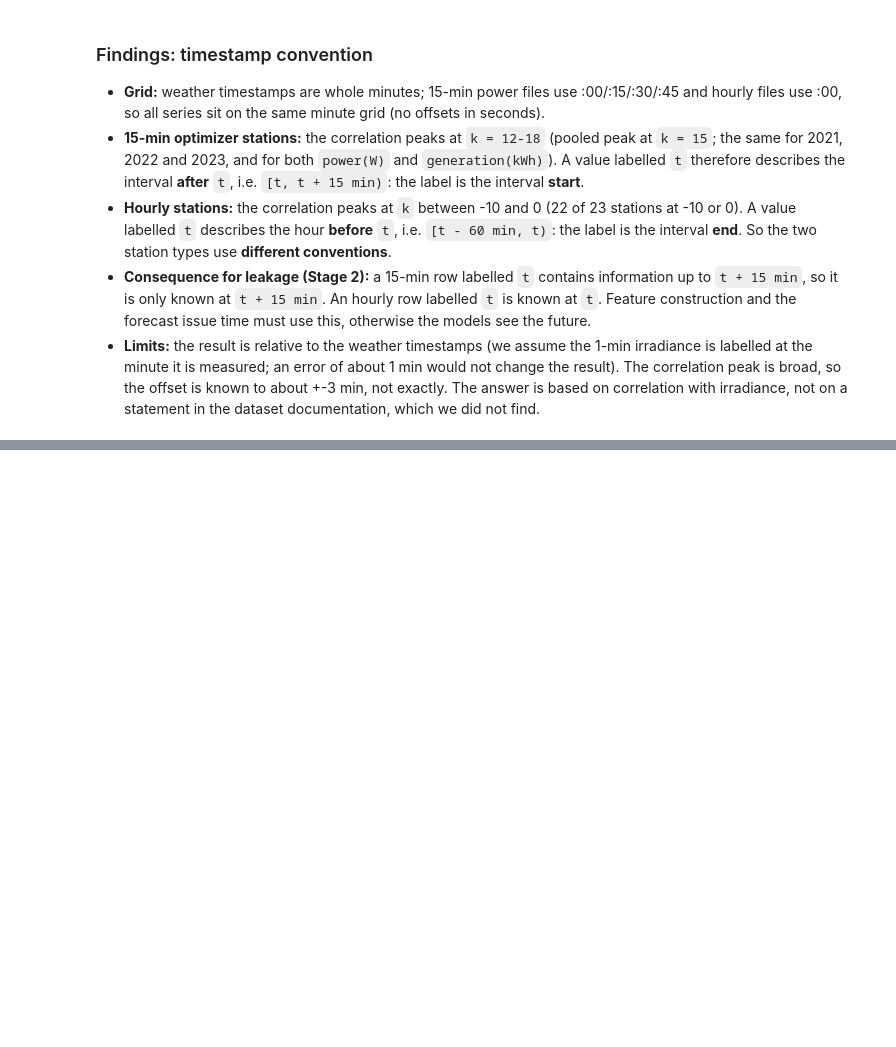
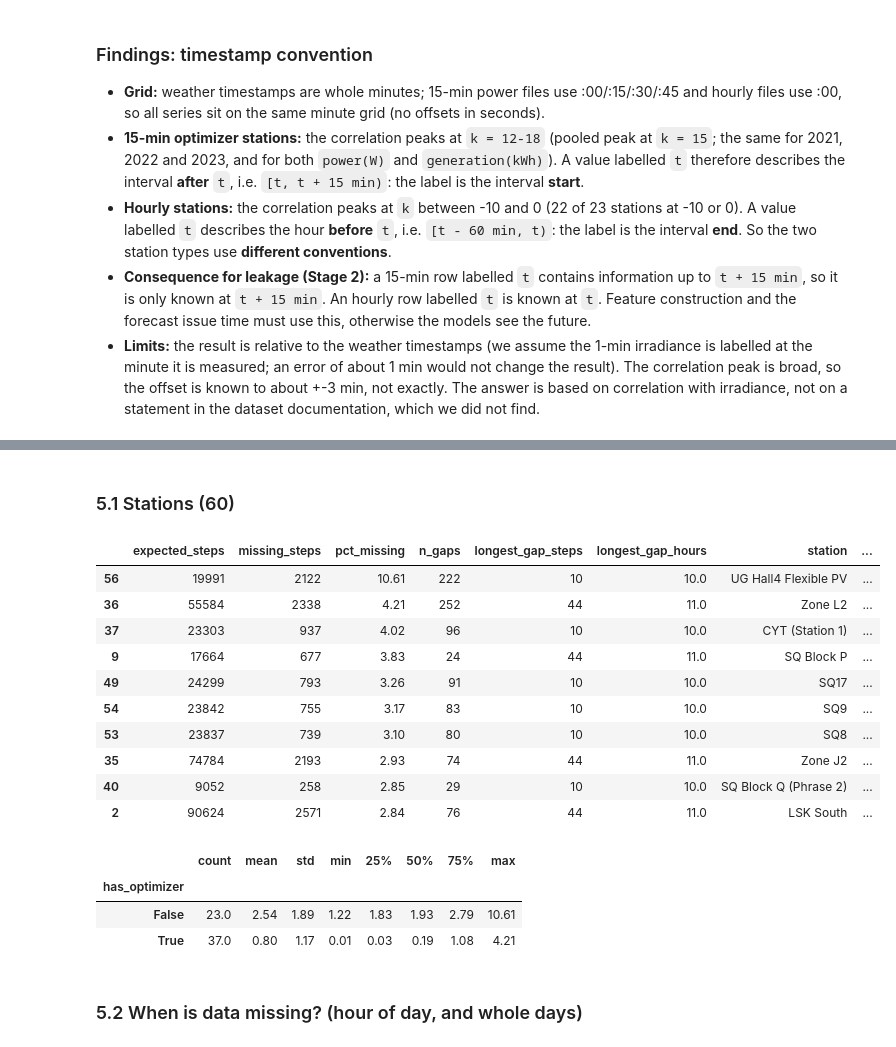
Before and after one commit to hanzla-mansuri/DA487-Capstone-Project-Phase-I, a Jupyter notebook: notebooks/01_eda.ipynb, the cells around one changed output, grey strips where cells are left out. Cells and saved outputs as stored; diff of their text form; code cells hidden in the pictures; blank space fills up the shorter version.

```diff
--- a/notebooks/01_eda.ipynb
+++ b/notebooks/01_eda.ipynb
@@ -363,0 +372,2 @@ plt.show()
+# %% [markdown]
+### 5.1 Stations (60)
@@ -363,0 +386,24 @@ plt.show()
+# %%
+stations = pd.DataFrame(station_rows)
+stations.sort_values('pct_missing', ascending=False).head(10)
+# %% [output]
+|  | expected_steps | missing_steps | pct_missing | n_gaps | longest_gap_steps | longest_gap_hours | station | ... |
+| 56 | 19991 | 2122 | 10.61 | 222 | 10 | 10.0 | UG Hall4 Flexible PV | ... |
+| 36 | 55584 | 2338 | 4.21 | 252 | 44 | 11.0 | Zone L2 | ... |
+| 37 | 23303 | 937 | 4.02 | 96 | 10 | 10.0 | CYT (Station 1) | ... |
+| 9 | 17664 | 677 | 3.83 | 24 | 44 | 11.0 | SQ Block P | ... |
+| 49 | 24299 | 793 | 3.26 | 91 | 10 | 10.0 | SQ17 | ... |
+| 54 | 23842 | 755 | 3.17 | 83 | 10 | 10.0 | SQ9 | ... |
+| 53 | 23837 | 739 | 3.10 | 80 | 10 | 10.0 | SQ8 | ... |
+| 35 | 74784 | 2193 | 2.93 | 74 | 44 | 11.0 | Zone J2 | ... |
+| 40 | 9052 | 258 | 2.85 | 29 | 10 | 10.0 | SQ Block Q (Phrase 2) | ... |
+| 2 | 90624 | 2571 | 2.84 | 76 | 44 | 11.0 | LSK South | ... |
+# %%
+stations.groupby('has_optimizer')['pct_missing'].describe().round(2)
+# %% [output]
+|  | count | mean | std | min | 25% | 50% | 75% | max |
+| has_optimizer |  |  |  |  |  |  |  |  |
+| False | 23.0 | 2.54 | 1.89 | 1.22 | 1.83 | 1.93 | 2.79 | 10.61 |
+| True | 37.0 | 0.80 | 1.17 | 0.01 | 0.03 | 0.19 | 1.08 | 4.21 |
+# %% [markdown]
+### 5.2 When is data missing? (hour of day, and whole days)
```
Also changed, not shown: parts of 21 cells of this notebook, 5 other files.
